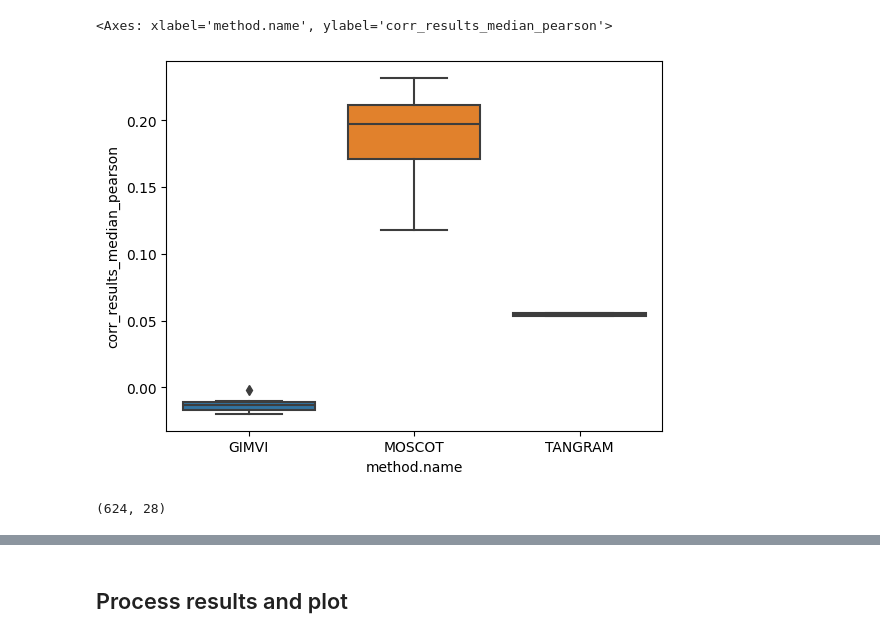
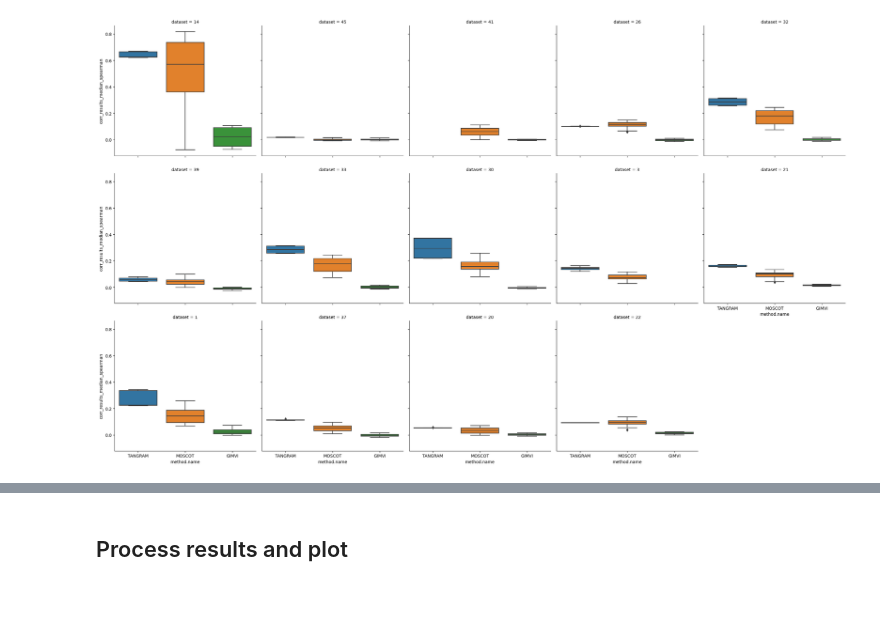
Before and after one commit to theislab/moscot_benchmarks, a Jupyter notebook: experiments/space/mapping/method_benchmark/seml_results.ipynb, the cells around one changed output, grey strips where cells are left out. Saved outputs shown, nothing was run; the diff lists cells and outputs as text; code cells hidden in the pictures; blank space fills up the shorter version.

```diff
--- a/experiments/space/mapping/method_benchmark/seml_results.ipynb
+++ b/experiments/space/mapping/method_benchmark/seml_results.ipynb
@@ -74,16 +24,19 @@ ll = [ for i in os.listdir("/lustre/groups/ml01/workspace/moscot_paper/benchmark
 # %%
-output = Path("/lustre/groups/ml01/workspace/moscot_paper/benchmarks/space/mapping_methods")
+output = Path(
+    "/lustre/groups/ml01/workspace/moscot_paper/benchmarks/space/mapping_methods"
+)
 results = []
 for file in os.listdir(output):
     l = file.split(",")
     params = {}
-    for i in l:
-        k,v  = i.split("=")
-        params.update({k:v})
-    df = pd.DataFrame(params, index=[0])
-    res = pd.read_csv(output/file/"results.csv", index_col=0)
-    df = pd.concat([df, res], axis=1)
-    results.append(df)
+    if (output / file / "results.csv").is_file():
+        for i in l:
+            k, v = i.split("=")
+            params.update({k: v})
+        df = pd.DataFrame(params, index=[0])
+        res = pd.read_csv(output / file / "results.csv", index_col=0)
+        df = pd.concat([df, res], axis=1)
+        results.append(df)
 out = pd.concat(results)
 out
 # %% [output]
@@ -108,6 +72,17 @@ out
 # %%
 import seaborn as sns
-sns.boxplot(x="method.name", y="corr_results_median_pearson", data=out)
+
+# sns.boxplot(x="method.name", y="corr_results_median_pearson", data=out)
+
+outplot = sns.catplot(
+    data=out,
+    x="method.name",
+    y="corr_results_median_spearman",
+    col="dataset",
+    col_wrap=5,
+    kind="box",
+)
+# outplot.set_xlabels("steps", clear_inner=False)
+plt.tight_layout()
 # %% [output]
-<Axes: xlabel='method.name', ylabel='corr_results_median_pearson'>
-[figure, old version]
+[figure, new version]
@@ -114,4 +91,28 @@ sns.boxplot(x="method.name", y="corr_results_median_pearson", data=out)
 # %%
-results.shape
+params = {
+    "MOSCOT": ["method.alpha", "method.cost", "method.epsilon", "method.rep"],
+    "GIMVI": ["method.epochs", "method.n_latent"],
+    "TANGRAM": ["method.learning_rate", "method.num_epochs"],
+}
+final_list = []
+for d in out["dataset"].unique():
+    for method in params.keys():
+        df = out[(out["method.name"] == method) & (out["dataset"] == d)]
+        df = df[["method.name"] + params[method] + metrics + ["seed"]].copy()
+        df["unique_id"] = df[params[method]].apply(
+            lambda row: "_".join(row.values.astype(str)), axis=1
+        )
+        params_df = df.copy()
+        grouped_df = (
+            params_df.groupby(params[method] + ["method.name", "unique_id"])
+            .mean(metrics)
+            .reset_index()
+        )
+        try:
+            best_id = grouped_df[metrics].idxmax().values[0]
+            unique_id = grouped_df["unique_id"].values[best_id]
+            best_df = params_df[params_df["unique_id"] == unique_id].copy()
+            best_df["dataset"] = np.repeat(d, len(best_df))
+            final_list.append(best_df)
+        except:
+            pass
-# %% [output]
-(624, 28)
```
Also changed, not shown: parts of 16 cells of this notebook, 7 other files.
